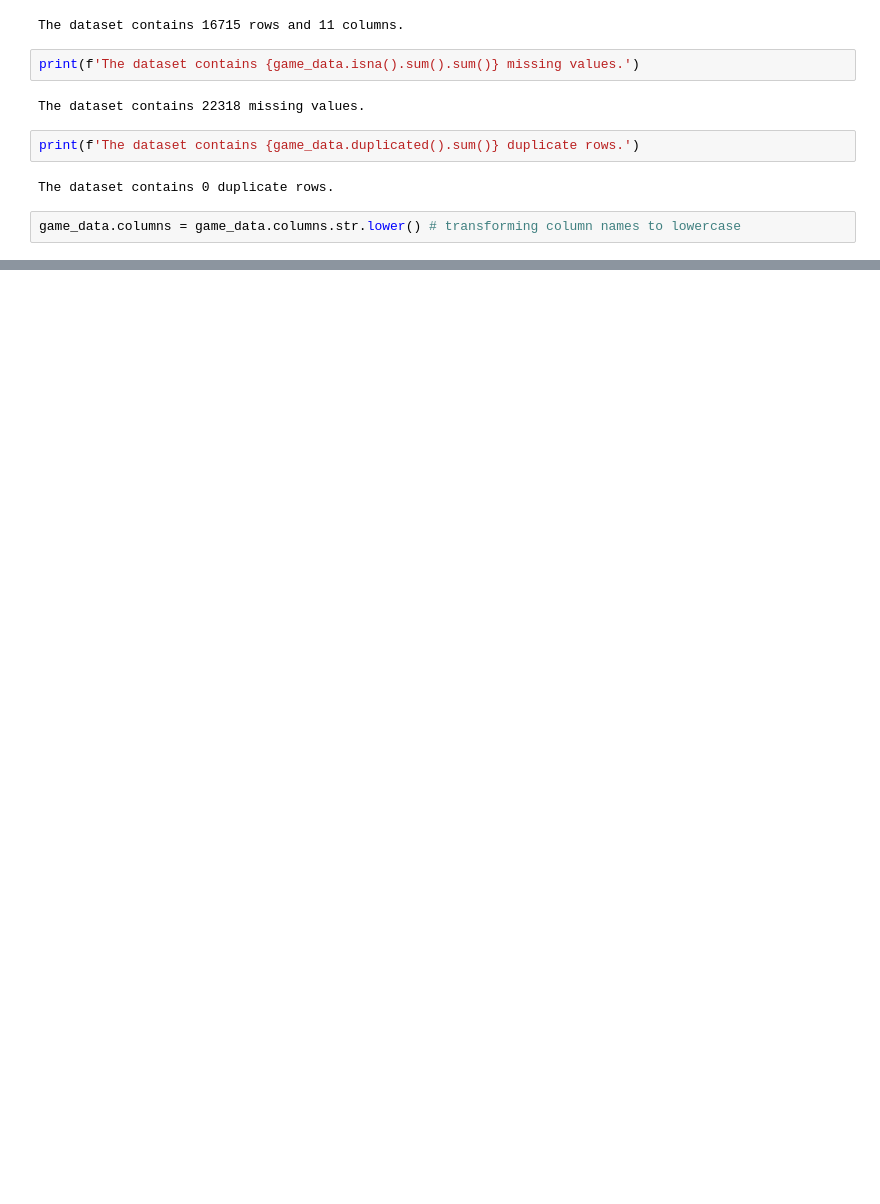
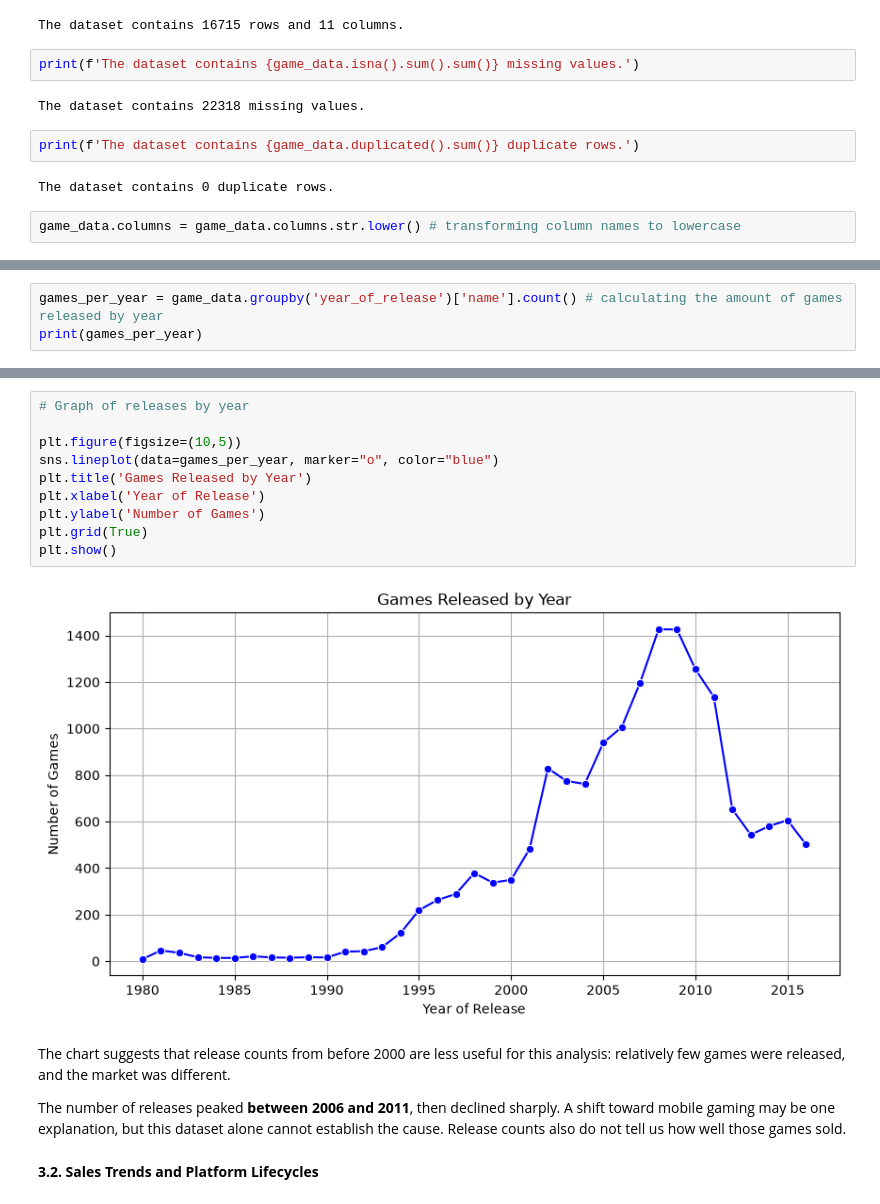
Before and after one commit to FreddyBuiatti/Sprint_6_Project, a Jupyter notebook: notebooks/games_analysis.ipynb, the cells around one changed output, grey strips where cells are left out. Saved outputs shown, nothing was run; the diff lists cells and outputs as text; blank space fills up the shorter version.

```diff
--- a/notebooks/games_analysis.ipynb
+++ b/notebooks/games_analysis.ipynb
@@ -192,0 +118,3 @@ Discuss incomplete 2016 data, missing values, and other factors that limit the c
+# %%
+games_per_year = game_data.groupby('year_of_release')['name'].count() # calculating the amount of games released by year
+print(games_per_year)
@@ -192,0 +139,18 @@ Discuss incomplete 2016 data, missing values, and other factors that limit the c
+# %%
+# Graph of releases by year
+
+plt.figure(figsize=(10,5))
+sns.lineplot(data=games_per_year, marker="o", color="blue")
+plt.title('Games Released by Year')
+plt.xlabel('Year of Release')
+plt.ylabel('Number of Games')
+plt.grid(True)
+plt.show()
+# %% [output]
+[figure, added]
+# %% [markdown]
+The chart suggests that release counts from before 2000 are less useful for this analysis: relatively few games were released, and the market was different.
+
+The number of releases peaked **between 2006 and 2011**, then declined sharply. A shift toward mobile gaming may be one explanation, but this dataset alone cannot establish the cause. Release counts also do not tell us how well those games sold.
+# %% [markdown]
+**3.2. Sales Trends and Platform Lifecycles**
```
Also changed, not shown: parts of 38 cells of this notebook.
